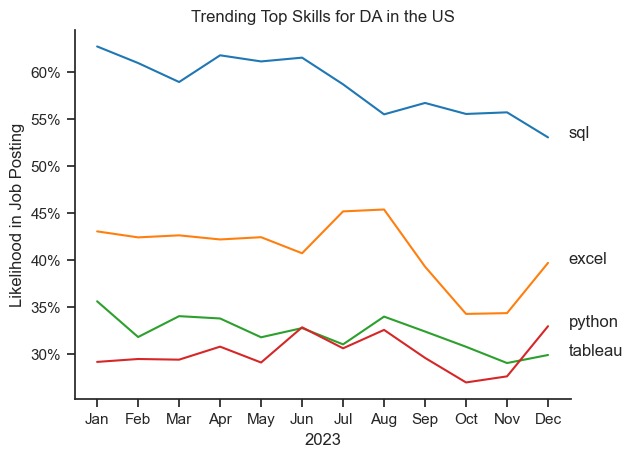
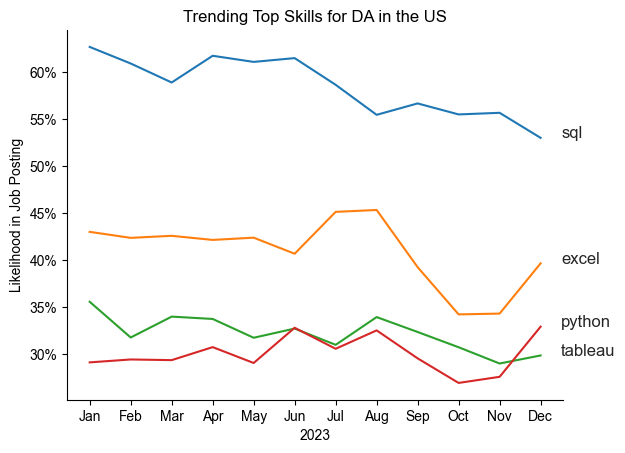
The notebook cell's code change between the first figure and the second:
--- before
+++ after
@@ -9,4 +9,6 @@
 ax.yaxis.set_major_formatter(PercentFormatter(1, decimals=0))
 plt.legend().remove()
+
 for i in range(4):
     plt.text(11.5, skills_percent.iloc[-1, i], f'{skills_percent.columns[i].replace('_percent','')}')
+plt.show()

Commit: final commit